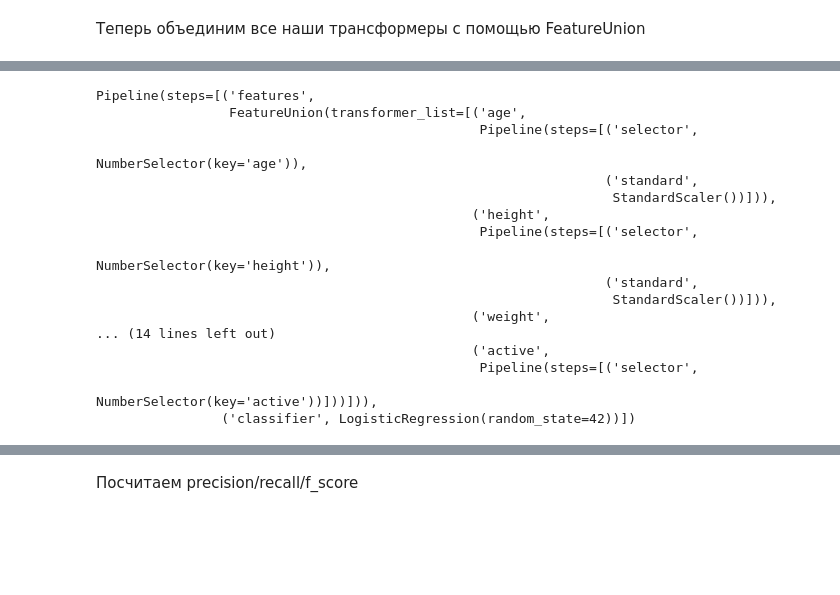
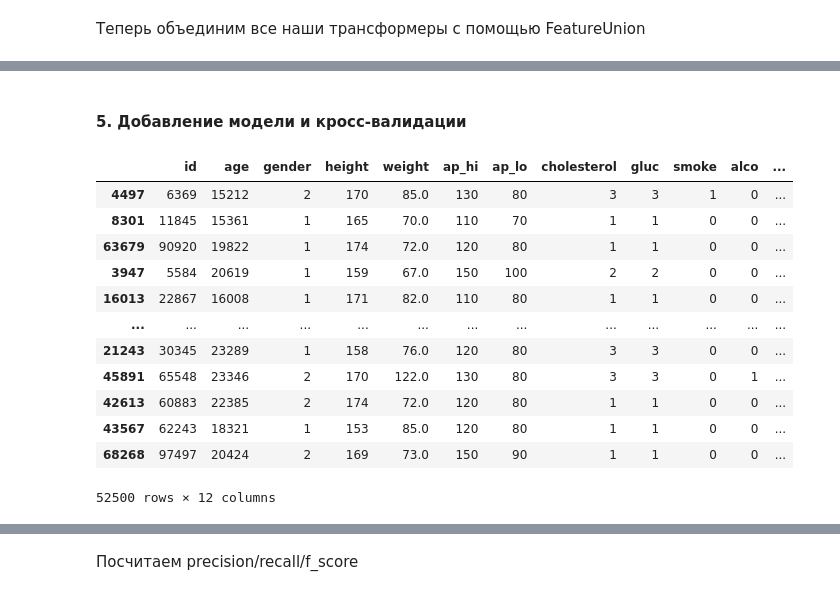
Before and after one commit to alex-chin/gb_business, a Jupyter notebook: homeworks/home03/home03.ipynb, the cells around one changed output, grey strips where cells are left out. Cells and saved outputs as stored; diff of their text form; code cells hidden in the pictures; blank space fills up the shorter version.

```diff
--- a/homeworks/home03/home03.ipynb
+++ b/homeworks/home03/home03.ipynb
@@ -187,0 +325,2 @@ array([[-1.73391771,  0.6873301 ,  0.74843904, ...,  1.        ,
+# %% [markdown]
+#### 5. Добавление модели и кросс-валидации
@@ -193,24 +344,18 @@ classifier = Pipeline([
 ])
-# %%
-from sklearn import set_config
-set_config(display='diagram')
-classifier
-# %% [output]
-Pipeline(steps=[('features',
-                 FeatureUnion(transformer_list=[('age',
-                                                 Pipeline(steps=[('selector',
-                                                                  NumberSelector(key='age')),
-                                                                 ('standard',
-                                                                  StandardScaler())])),
-                                                ('height',
-                                                 Pipeline(steps=[('selector',
-                                                                  NumberSelector(key='height')),
-                                                                 ('standard',
-                                                                  StandardScaler())])),
-                                                ('weight',
-... (14 lines left out)
-                                                ('active',
-                                                 Pipeline(steps=[('selector',
-                                                                  NumberSelector(key='active'))]))])),
-                ('classifier', LogisticRegression(random_state=42))])
+# %%
+X_train
+# %% [output]
+|  | id | age | gender | height | weight | ap_hi | ap_lo | cholesterol | gluc | smoke | alco | ... |
+| 4497 | 6369 | 15212 | 2 | 170 | 85.0 | 130 | 80 | 3 | 3 | 1 | 0 | ... |
+| 8301 | 11845 | 15361 | 1 | 165 | 70.0 | 110 | 70 | 1 | 1 | 0 | 0 | ... |
+| 63679 | 90920 | 19822 | 1 | 174 | 72.0 | 120 | 80 | 1 | 1 | 0 | 0 | ... |
+| 3947 | 5584 | 20619 | 1 | 159 | 67.0 | 150 | 100 | 2 | 2 | 0 | 0 | ... |
+| 16013 | 22867 | 16008 | 1 | 171 | 82.0 | 110 | 80 | 1 | 1 | 0 | 0 | ... |
+| ... | ... | ... | ... | ... | ... | ... | ... | ... | ... | ... | ... | ... |
+| 21243 | 30345 | 23289 | 1 | 158 | 76.0 | 120 | 80 | 3 | 3 | 0 | 0 | ... |
+| 45891 | 65548 | 23346 | 2 | 170 | 122.0 | 130 | 80 | 3 | 3 | 0 | 1 | ... |
+| 42613 | 60883 | 22385 | 2 | 174 | 72.0 | 120 | 80 | 1 | 1 | 0 | 0 | ... |
+| 43567 | 62243 | 18321 | 1 | 153 | 85.0 | 120 | 80 | 1 | 1 | 0 | 0 | ... |
+| 68268 | 97497 | 20424 | 2 | 169 | 73.0 | 150 | 90 | 1 | 1 | 0 | 0 | ... |
+52500 rows × 12 columns
 # %%
```
Also changed, not shown: parts of 34 cells of this notebook.
